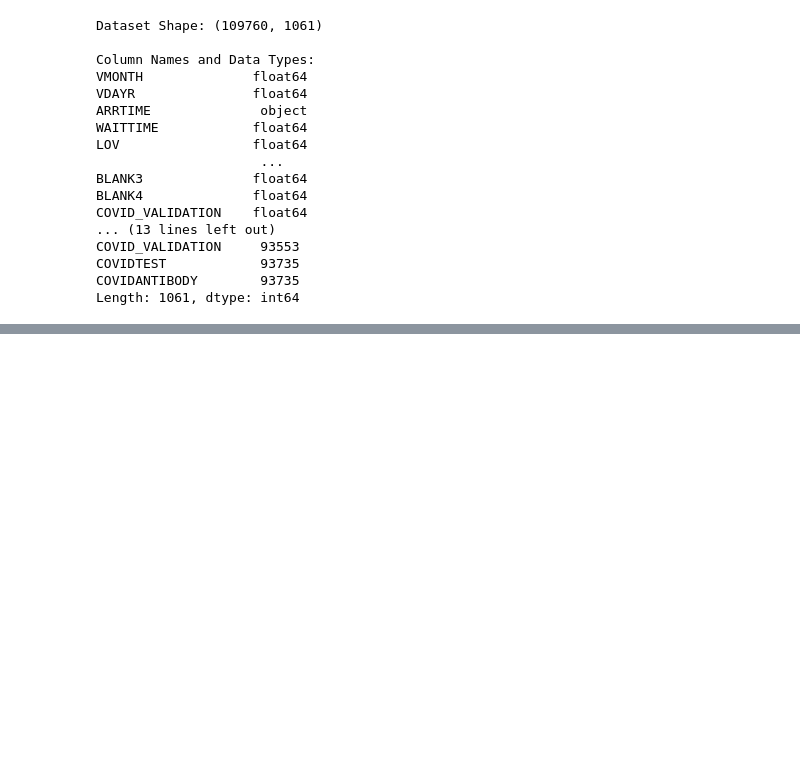
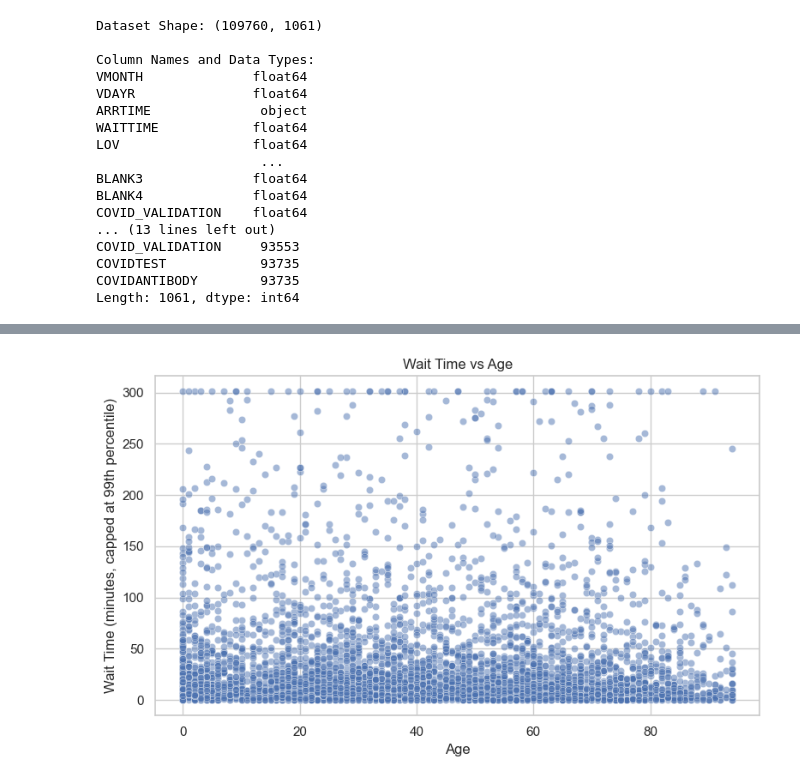
Before and after one commit to salmaibr2/EDWaitTime, a Jupyter notebook: notebooks/eda.ipynb, the cells around one changed output, grey strips where cells are left out. Drawn from its saved outputs; the diff is of its cells as text; code cells hidden in the pictures; blank space fills up the shorter version.

```diff
--- a/notebooks/eda.ipynb
+++ b/notebooks/eda.ipynb
@@ -467,0 +865,16 @@ memory usage: 69.5+ MB
+# %%
+# VISUALIZATION 4: wait time vs age scatter plot
+if "AGE" in plot_df.columns and "WAITTIME_CAPPED" in plot_df.columns:
+    sample_plot_df = plot_df[["AGE", "WAITTIME_CAPPED"]].dropna()
+    if len(sample_plot_df) > 5000:
+        sample_plot_df = sample_plot_df.sample(5000, random_state=42)
+
+    plt.figure(figsize=(8, 5))
+    sns.scatterplot(data=sample_plot_df, x="AGE", y="WAITTIME_CAPPED", alpha=0.5)
+    plt.title("Wait Time vs Age")
+    plt.xlabel("Age")
+    plt.ylabel("Wait Time (minutes, capped at 99th percentile)")
+    plt.tight_layout()
+    plt.show()
+# %% [output]
+[figure, added]
```
Also changed, not shown: parts of 24 cells of this notebook.
